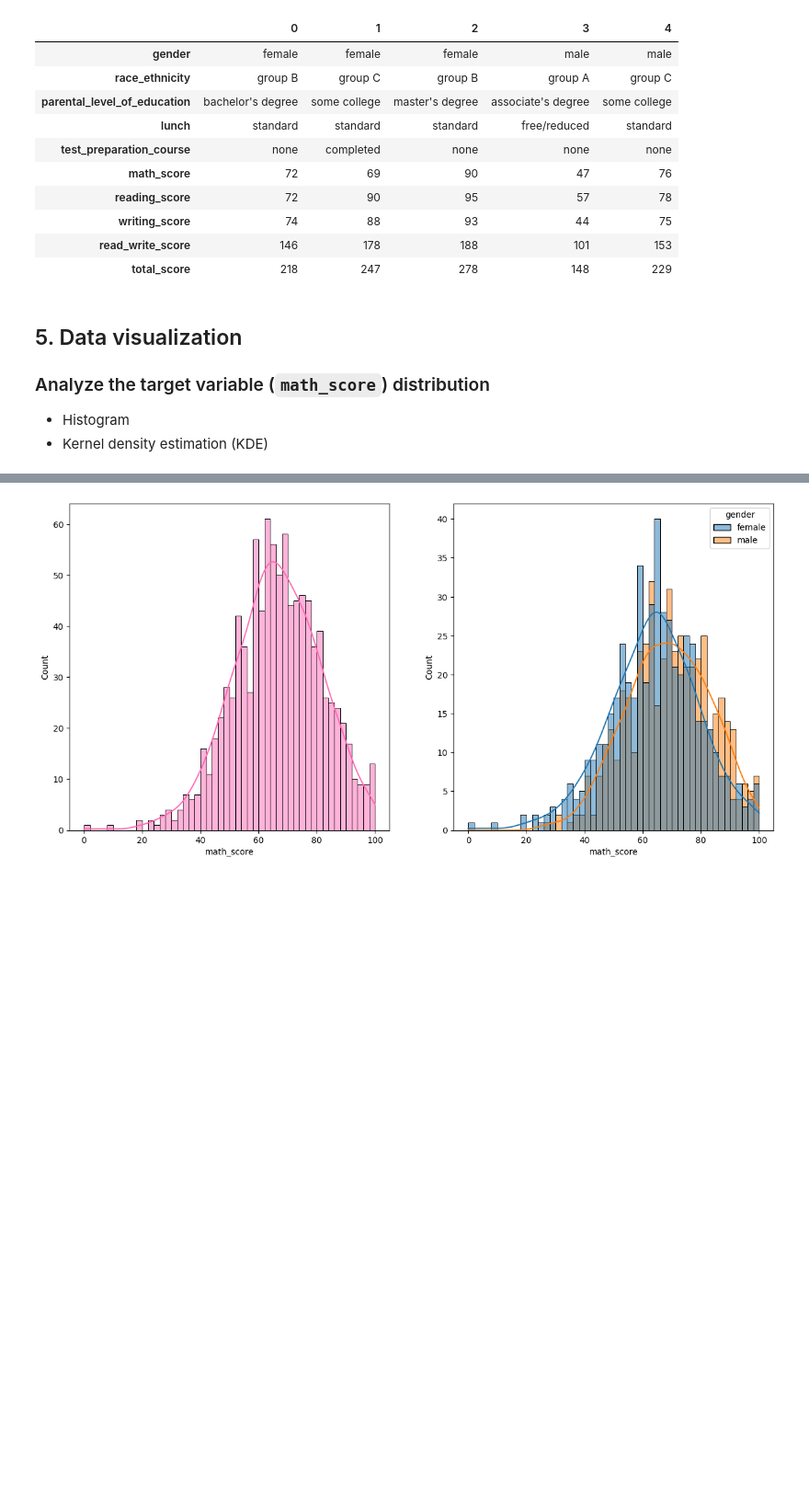
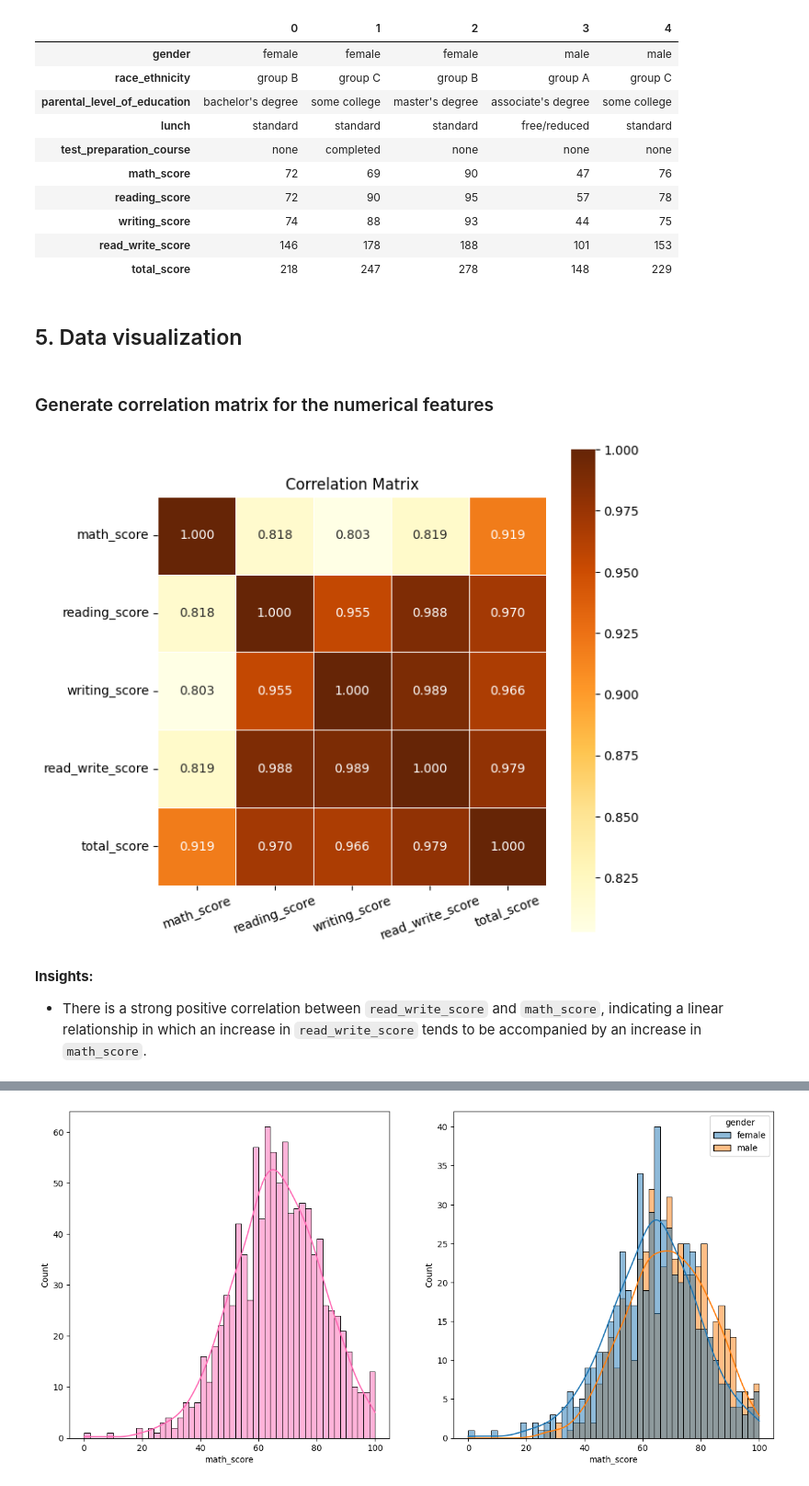
Before and after one commit to wanyingng/student-performance-prediction, a Jupyter notebook: notebook/eda.ipynb, the cells around one changed output, grey strips where cells are left out. Shown at 92% size. Drawn from its saved outputs; the diff is of its cells as text; code cells hidden in the pictures; blank space fills up the shorter version.

```diff
--- a/notebook/eda.ipynb
+++ b/notebook/eda.ipynb
@@ -301,6 +301,21 @@ df.head().T
 | total_score | 218 | 247 | 278 | 148 | 229 |
 # %% [markdown]
 ## 5. Data visualization
-### Analyze the target variable (`math_score`) distribution
-- Histogram
-- Kernel density estimation (KDE)
+# %% [markdown]
+### Generate correlation matrix for the numerical features
+# %%
+# Compute and plot the correlation coefficient between every pair of features
+correlation_matrix = df[df.select_dtypes(include=np.number).columns].corr()
+plt.figure(figsize=(7, 7))
+
+sns.heatmap(correlation_matrix, annot=True, cmap="YlOrBr", fmt=".3f", linewidths=0.5, square=True)
+plt.title('Correlation Matrix')
+plt.xticks(rotation=20)
+plt.yticks(rotation=0)
+
+plt.show()
+# %% [output]
+[figure, added]
+# %% [markdown]
+**Insights:**
+- There is a strong positive correlation between `read_write_score` and `math_score`, indicating a linear relationship in which an increase in `read_write_score` tends to be accompanied by an increase in `math_score`.
```
Also changed, not shown: parts of 2 cells of this notebook.
